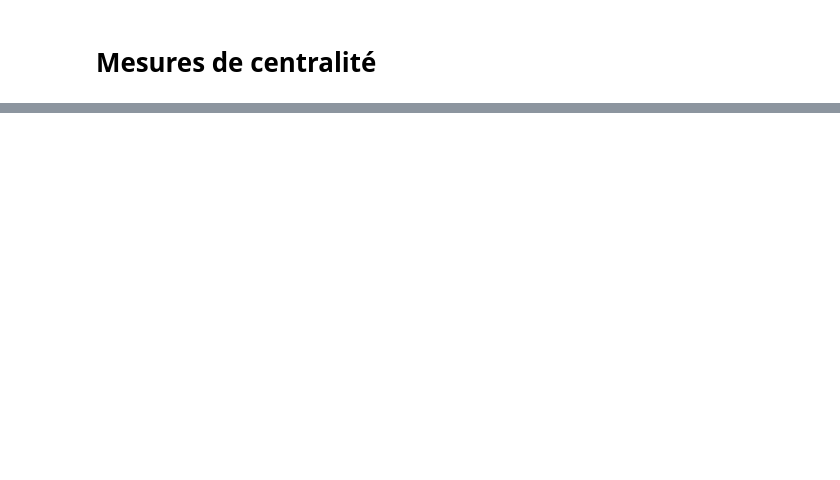
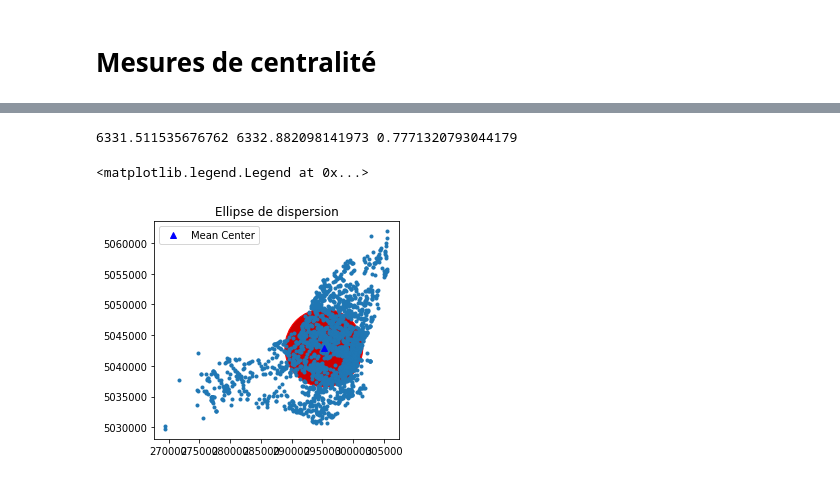
Before and after one commit to nsaunier/CIV8760, a Jupyter notebook: 03-donnees-spatiales.ipynb, the cells around one changed output, grey strips where cells are left out. Saved outputs shown, nothing was run; the diff lists cells and outputs as text; code cells hidden in the pictures; blank space fills up the shorter version.

```diff
--- a/03-donnees-spatiales.ipynb
+++ b/03-donnees-spatiales.ipynb
@@ -84,0 +115,21 @@ plt.axis('equal')
+# %%
+# Ellipse de dispersion
+sx, sy, theta = ellipse(pp.points)
+print(sx, sy, theta)
+from matplotlib.patches import Ellipse
+#fig, ax = plt.subplots(1, figsize = (10,10))
+ax = pp10.plot(title='Ellipse de dispersion', get_ax = True)
+e = Ellipse(xy=mean_center(pp.points), width=sx*2, height=sy*2, angle=-theta*180./np.pi) #angle is rotation in degrees (anti-clockwise)
+ax.add_artist(e)
+e.set_clip_box(ax.bbox)
+e.set_facecolor([0.8,0,0])
+e.set_edgecolor([1,0,0])
+#ax.set_xlim(0,100)
+#ax.set_ylim(0,100)
+ax.set_aspect('equal')
+plt.plot(mc[0], mc[1], 'b^', label='Mean Center')
+plt.legend(numpoints=1)
+# %% [output]
+6331.511535676762 6332.882098141973 0.7771320793044179
+<matplotlib.legend.Legend at 0x...>
+[figure, added]
```
Also changed, not shown: parts of 10 cells of this notebook, 11 other files.
